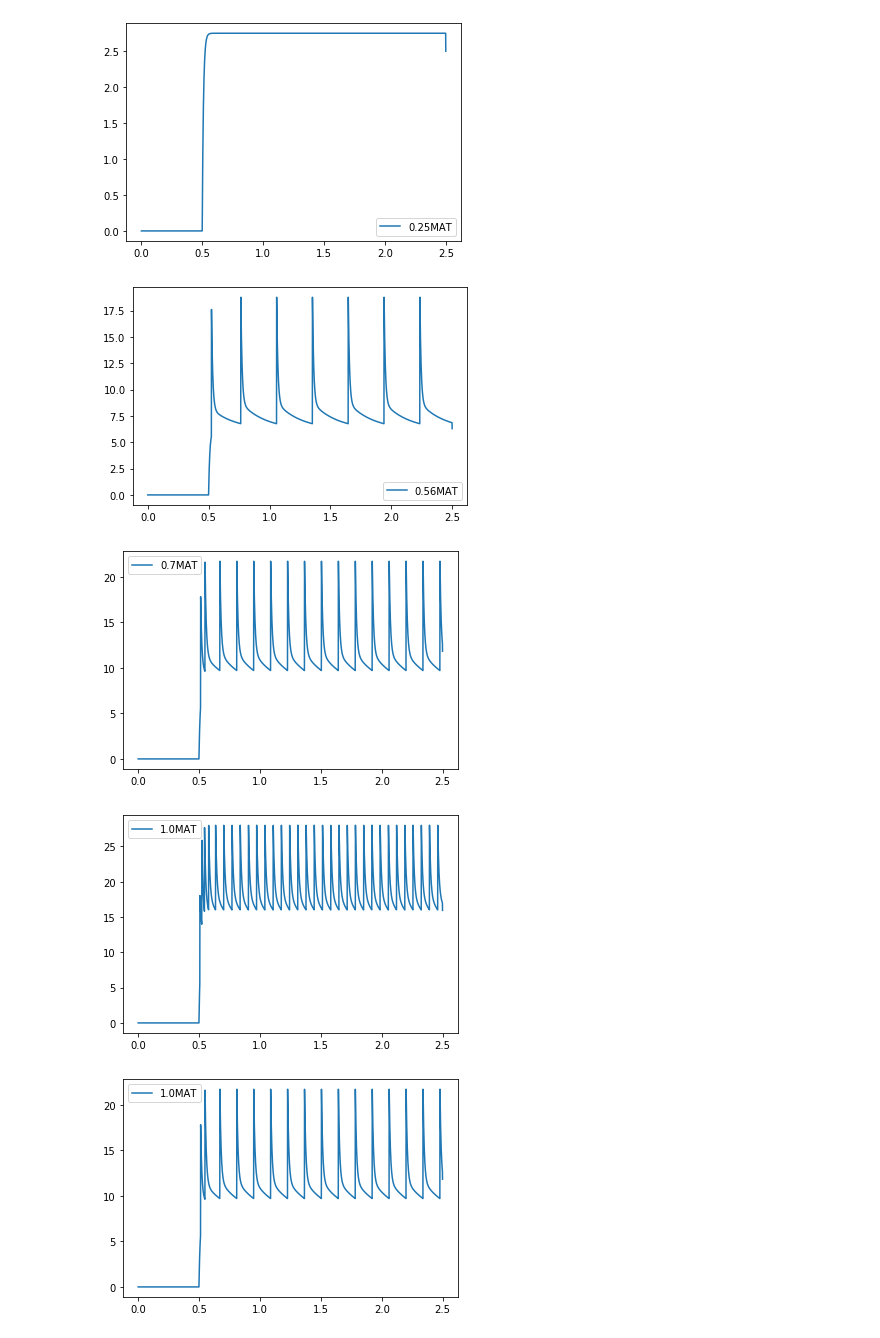
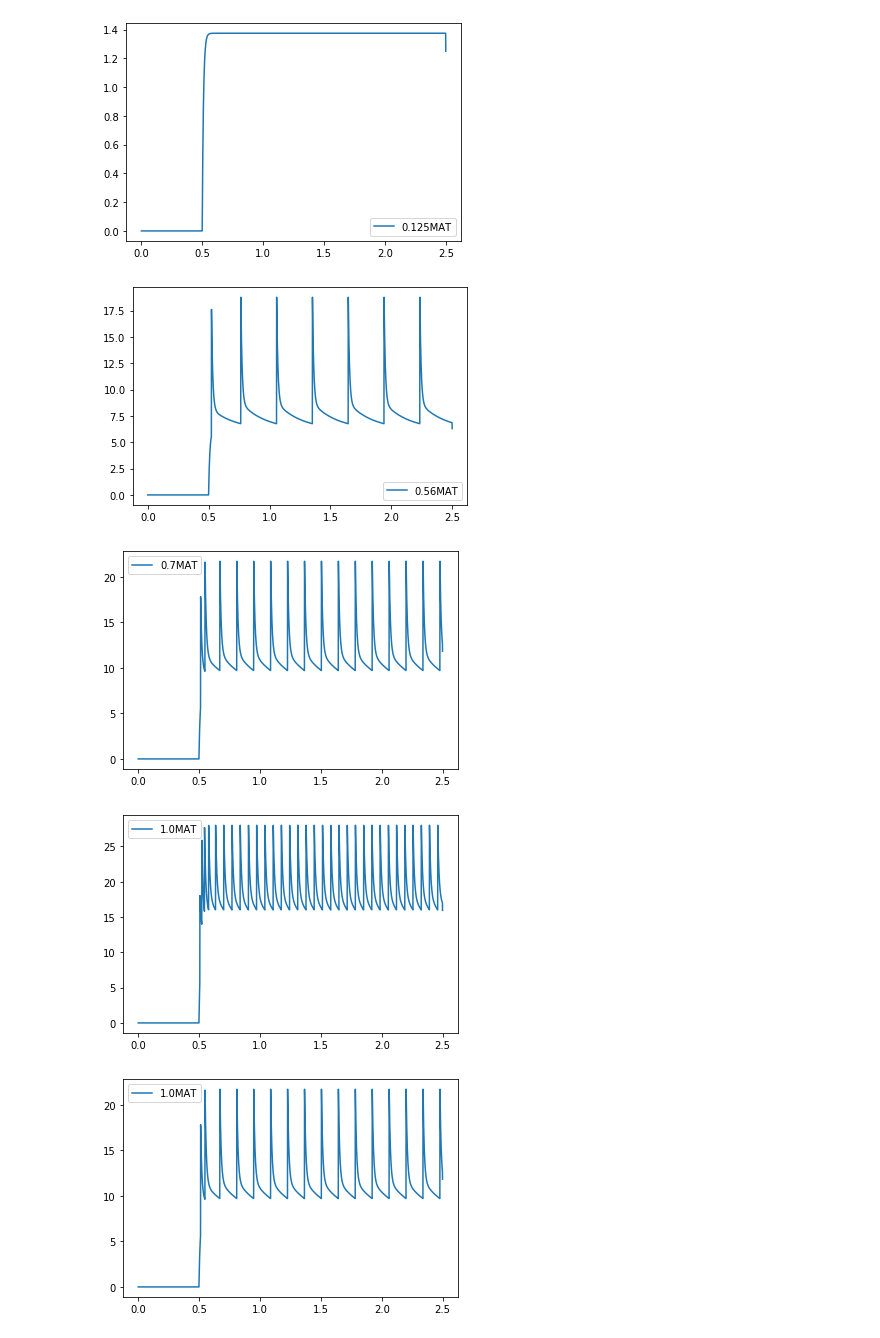
Before and after one commit to russelljjarvis/jit_hub, a Jupyter notebook: faster_izhikevich_model.ipynb, the cells around one changed output. Saved outputs shown, nothing was run; the diff lists cells and outputs as text; code cells hidden in the pictures.

```diff
--- a/faster_izhikevich_model.ipynb
+++ b/faster_izhikevich_model.ipynb
@@ -39,7 +59,7 @@ params['duration'] = DURATION
 # %%
 from mat import MATModel
 model = MATModel()
-model.attrs['b'] = 2
+model.attrs['b'] = -1
 model.attrs['a1'] = 10
 '''
 def __init__(self,
@@ -112,22 +132,22 @@ def get_mat(mat_name):
     return mat
 # %%
 
-IinRange = [0.25,0.56,0.7,1.0]#,40,60]
+IinRange = [0.125,0.56,0.7,1.0]#,40,60]
 for amp in IinRange:
     params['amplitude'] = amp
     model = MATModel()
     #model.attrs['b'] = 2
-    model.attrs['tv'] = -0.650
+    #model.attrs['tv'] = -0.650
 
     vm = model.inject_square_current(params)
     #print(Y)
     plt.clf()
     plt.plot(vm.times,vm.magnitude,label=str(amp)+str('MAT'))
     plt.legend()
     plt.show()
     model = None
 # %% [output]
-[figure, old version]
+[figure, new version]
 [figure]
 [figure]
 [figure]
```
Also changed, not shown: parts of 1 cell of this notebook, 1 other file.
